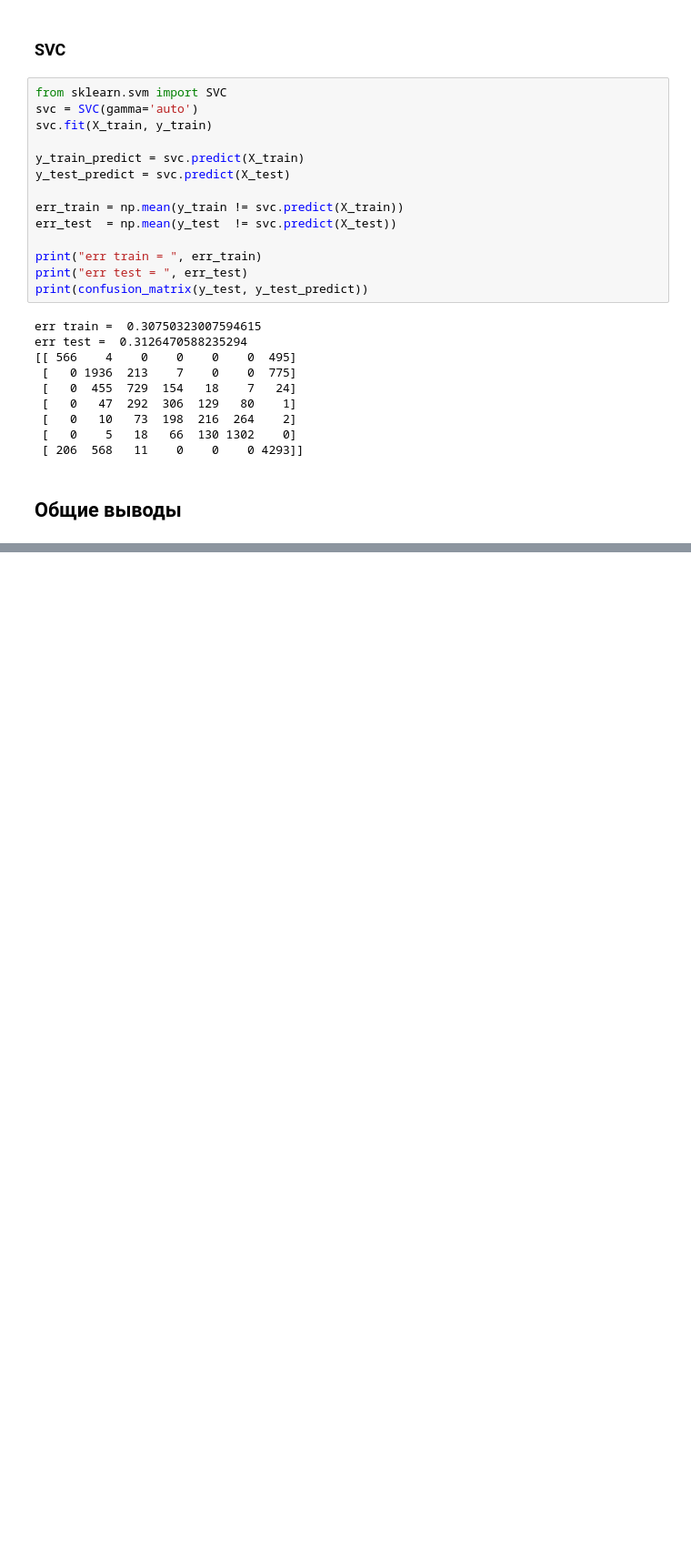
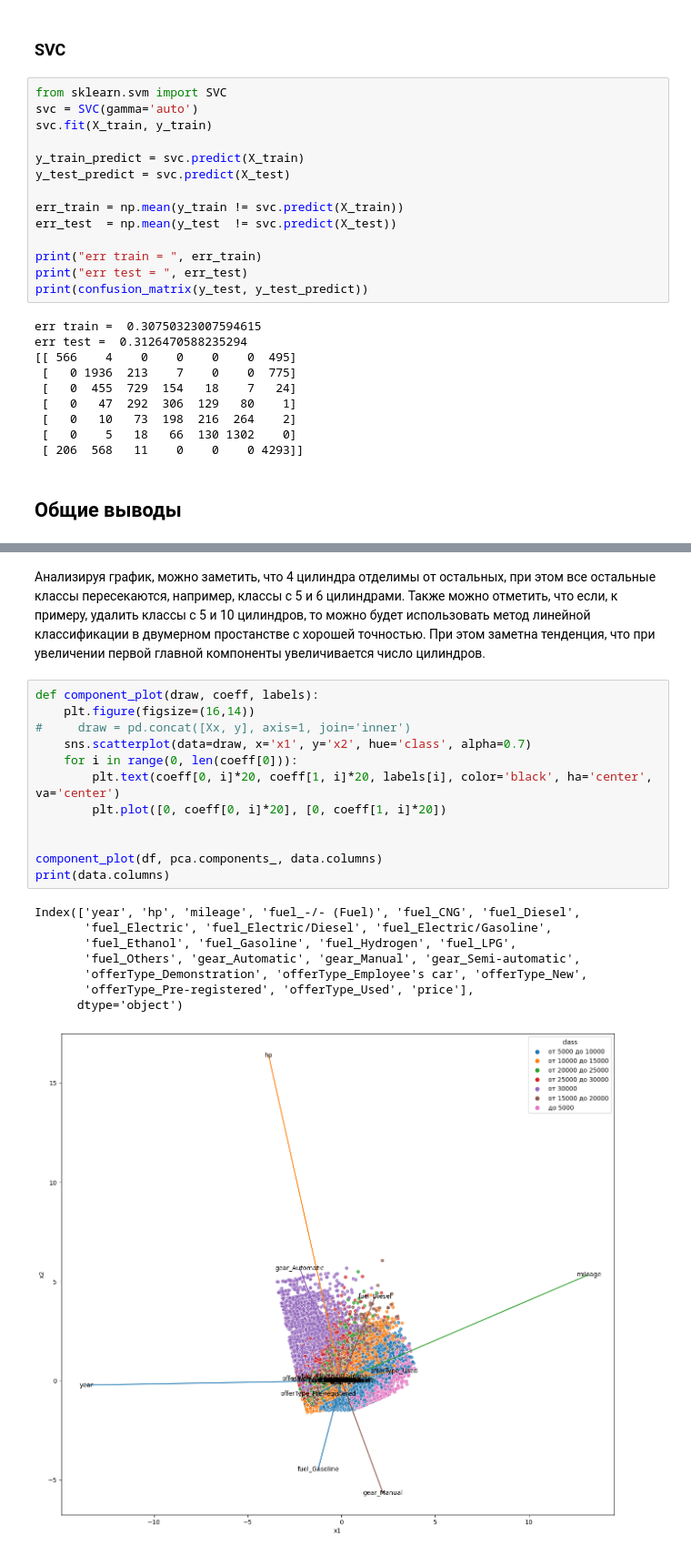
Before and after one commit to sh1rokovs/Machine_Learning_Car_Price, a Jupyter notebook: taskClassified.ipynb, the cells around one changed output, grey strips where cells are left out. Shown at 91% size. Drawn from its saved outputs; the diff is of its cells as text; blank space fills up the shorter version.

```diff
--- a/taskClassified.ipynb
+++ b/taskClassified.ipynb
@@ -874,0 +955,23 @@ err test =  0.3126470588235294
+# %% [markdown]
+Анализируя график, можно заметить, что 4 цилиндра отделимы от остальных, при этом все остальные классы пересекаются, например, классы с 5 и 6 цилиндрами. Также можно отметить, что если, к примеру, удалить классы с 5 и 10 цилиндров, то можно будет использовать метод линейной классификации в двумерном простанстве с хорошей точностью. При этом заметна тенденция, что при увеличении первой главной компоненты увеличивается число цилиндров.
+# %%
+def component_plot(draw, coeff, labels):
+    plt.figure(figsize=(16,14))
+#     draw = pd.concat([Xx, y], axis=1, join='inner')
+    sns.scatterplot(data=draw, x='x1', y='x2', hue='class', alpha=0.7)
+    for i in range(0, len(coeff[0])):
+        plt.text(coeff[0, i]*20, coeff[1, i]*20, labels[i], color='black', ha='center', va='center')
+        plt.plot([0, coeff[0, i]*20], [0, coeff[1, i]*20])
+
+
+component_plot(df, pca.components_, data.columns)
+print(data.columns)
+# %% [output]
+Index(['year', 'hp', 'mileage', 'fuel_-/- (Fuel)', 'fuel_CNG', 'fuel_Diesel',
+       'fuel_Electric', 'fuel_Electric/Diesel', 'fuel_Electric/Gasoline',
+       'fuel_Ethanol', 'fuel_Gasoline', 'fuel_Hydrogen', 'fuel_LPG',
+       'fuel_Others', 'gear_Automatic', 'gear_Manual', 'gear_Semi-automatic',
+       'offerType_Demonstration', 'offerType_Employee's car', 'offerType_New',
+       'offerType_Pre-registered', 'offerType_Used', 'price'],
+      dtype='object')
+[figure, added]
```
Also changed, not shown: parts of 21 cells of this notebook.
